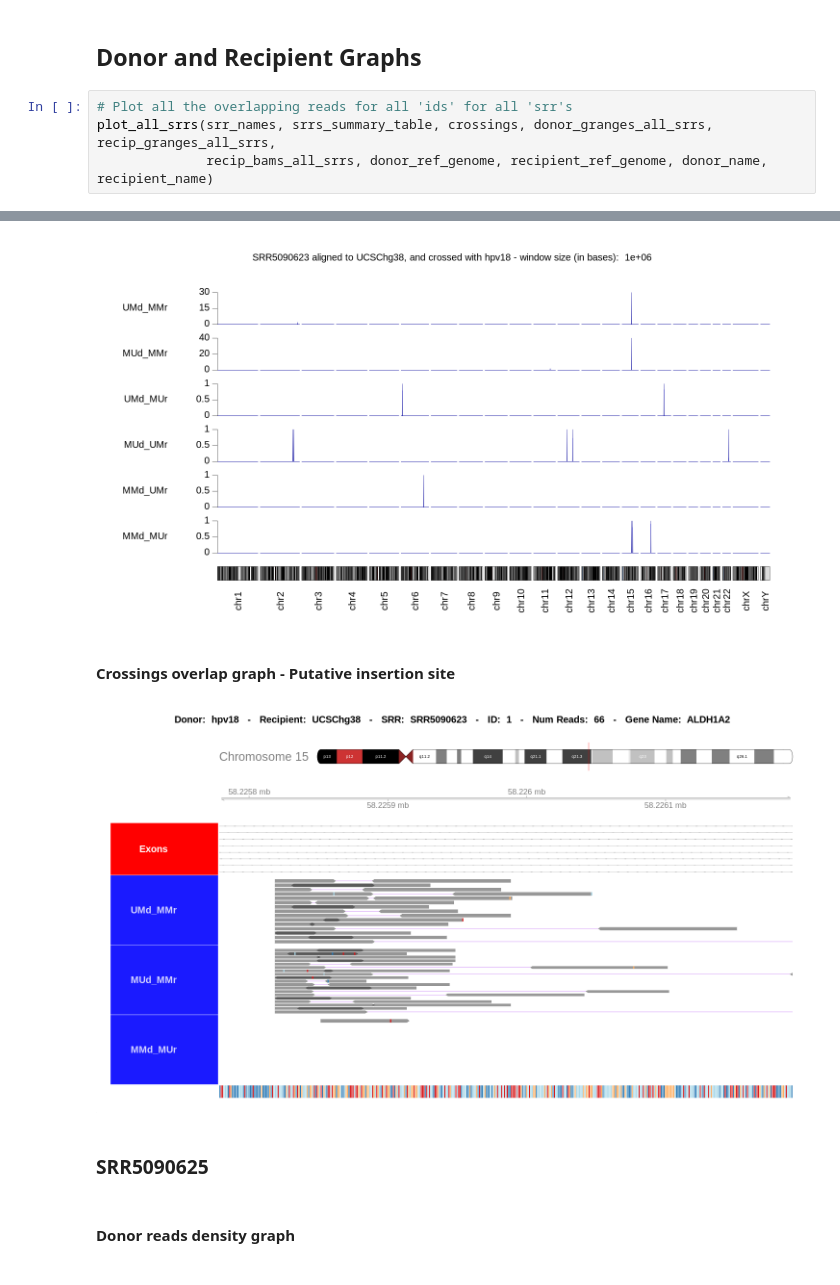
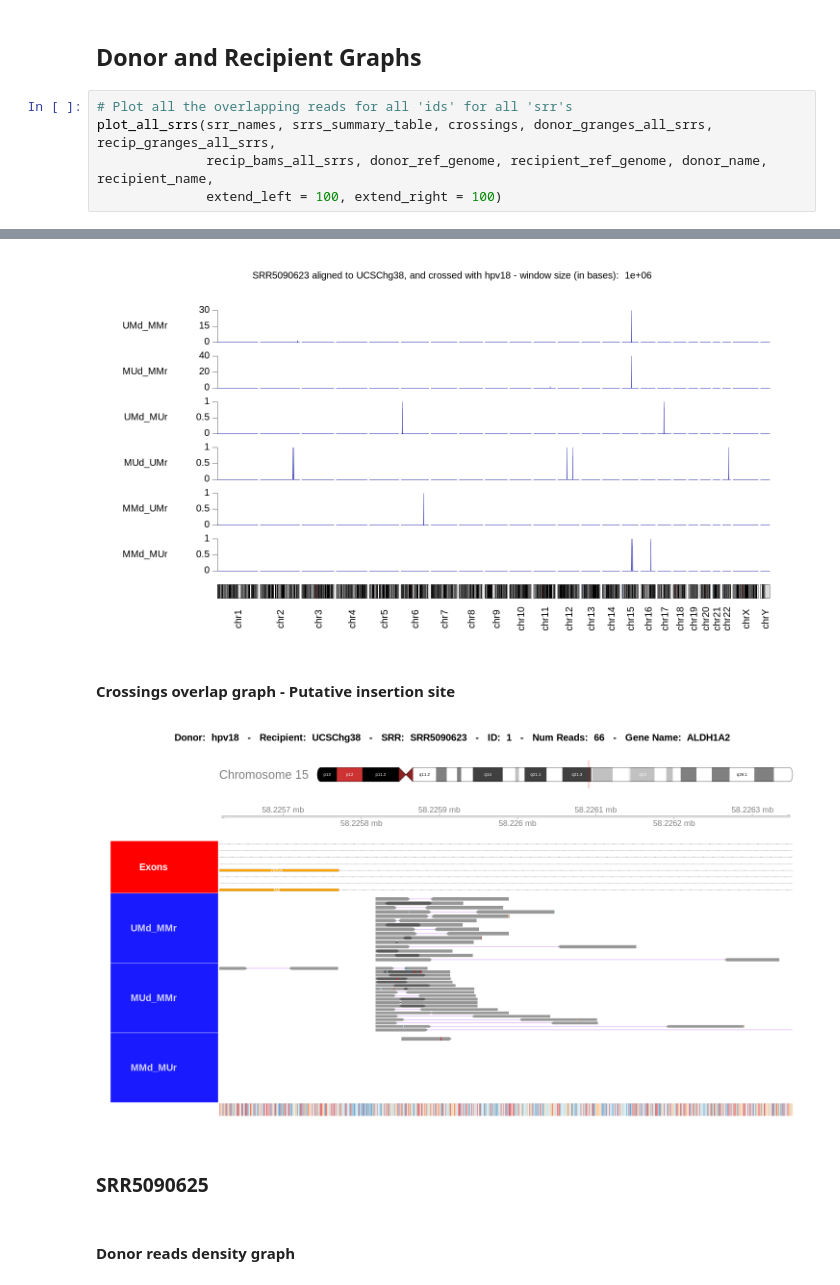
Before and after one commit to dformoso/wallaby, a Jupyter notebook: notebooks/hpv18_to_hg38_rnaseq.ipynb, the cells around one changed output, grey strips where cells are left out. Cells and saved outputs as stored; diff of their text form.

```diff
--- a/notebooks/hpv18_to_hg38_rnaseq.ipynb
+++ b/notebooks/hpv18_to_hg38_rnaseq.ipynb
@@ -100,15 +100,16 @@ srrs_summary_table <- srrs_summary_table_recipient (granges_list = recip_granges
 # %%
 # Plot all the overlapping reads for all 'ids' for all 'srr's
 plot_all_srrs(srr_names, srrs_summary_table, crossings, donor_granges_all_srrs, recip_granges_all_srrs,
-              recip_bams_all_srrs, donor_ref_genome, recipient_ref_genome, donor_name, recipient_name)
+              recip_bams_all_srrs, donor_ref_genome, recipient_ref_genome, donor_name, recipient_name,
+              extend_left = 100, extend_right = 100)
 # %% [output]
 ### SRR5090623
 #### Donor reads density graph
 [figure]
 #### Recipient reads density graph
 [figure]
 #### Crossings overlap graph - Putative insertion site
-[figure, old version]
+[figure, new version]
 ### SRR5090625
 #### Donor reads density graph
 [figure]
```
Also changed, not shown: 28 other files.
